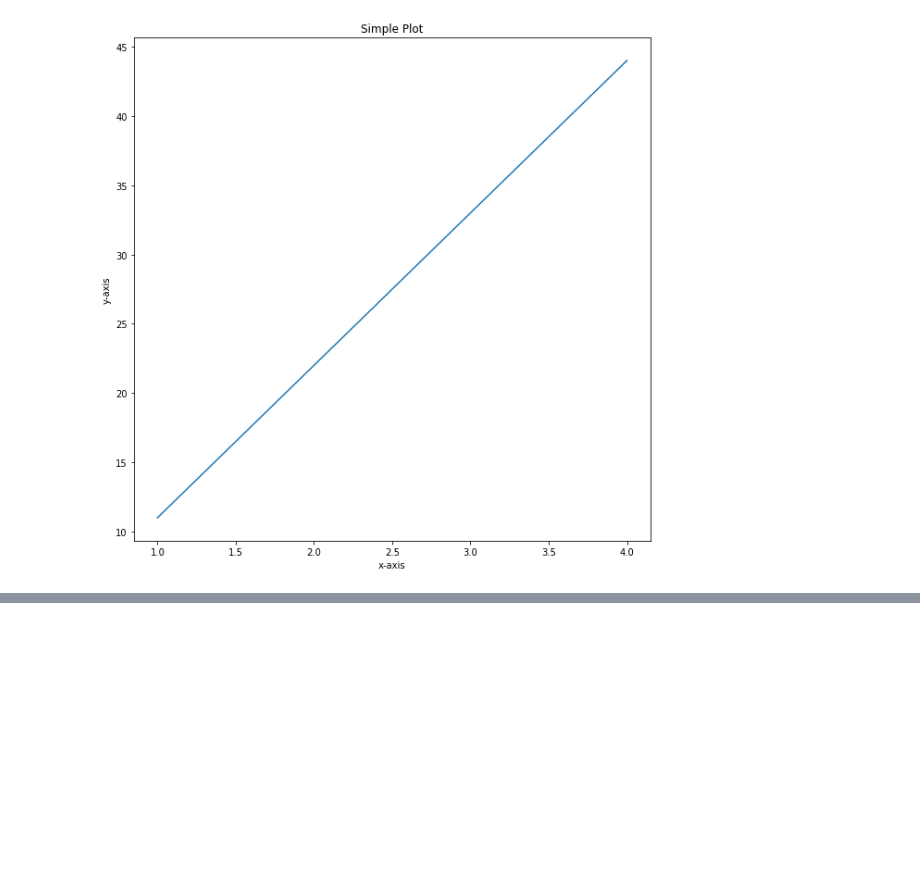
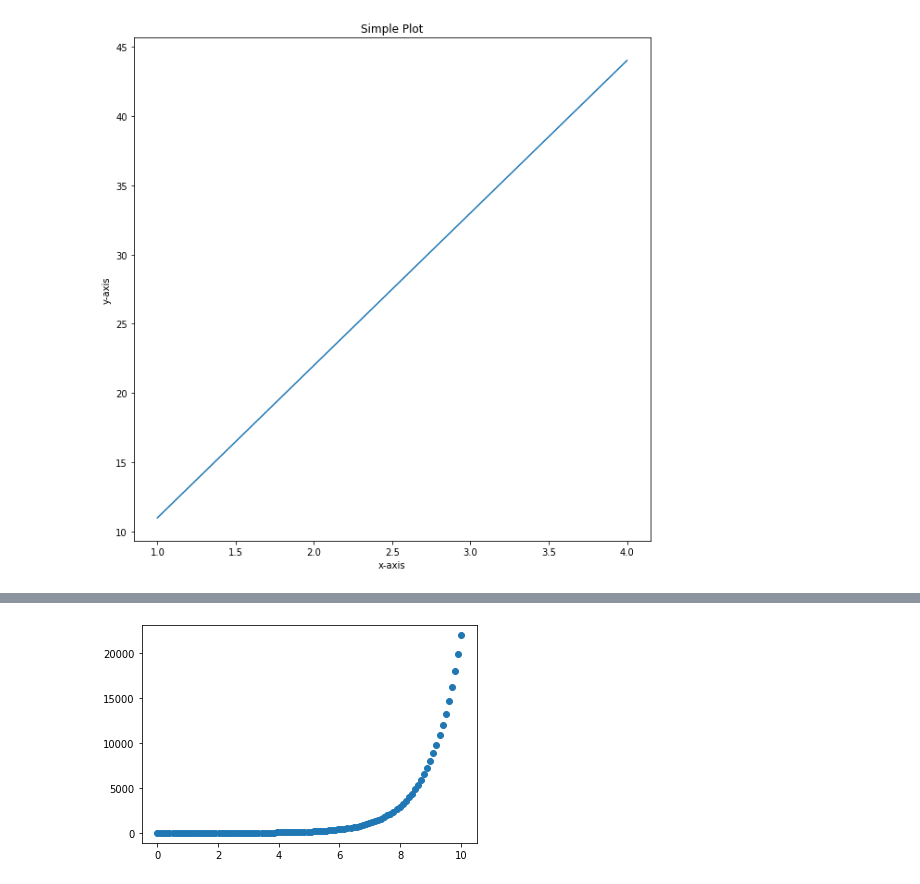
Before and after one commit to dulajkavinda/matplotlib-ML, a Jupyter notebook: matplotlib.ipynb, the cells around one changed output, grey strips where cells are left out. Saved outputs shown, nothing was run; the diff lists cells and outputs as text; code cells hidden in the pictures; blank space fills up the shorter version.

```diff
--- a/matplotlib.ipynb
+++ b/matplotlib.ipynb
@@ -78,0 +114,6 @@ fig.savefig('images/sample-plot.png')
+# %%
+# Scatter plot
+fig, ax = plt.subplots()
+ax.scatter(x, np.exp(x));
+# %% [output]
+[figure, added]
```
Also changed, not shown: parts of 6 cells of this notebook.
